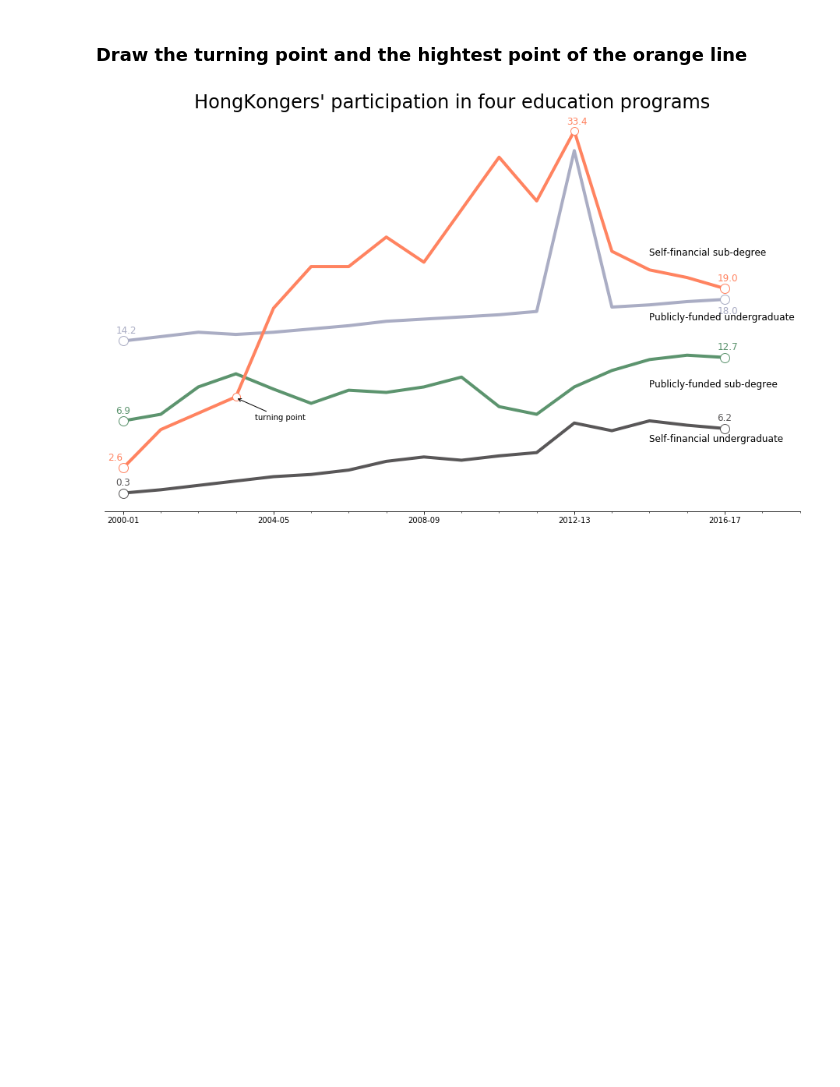
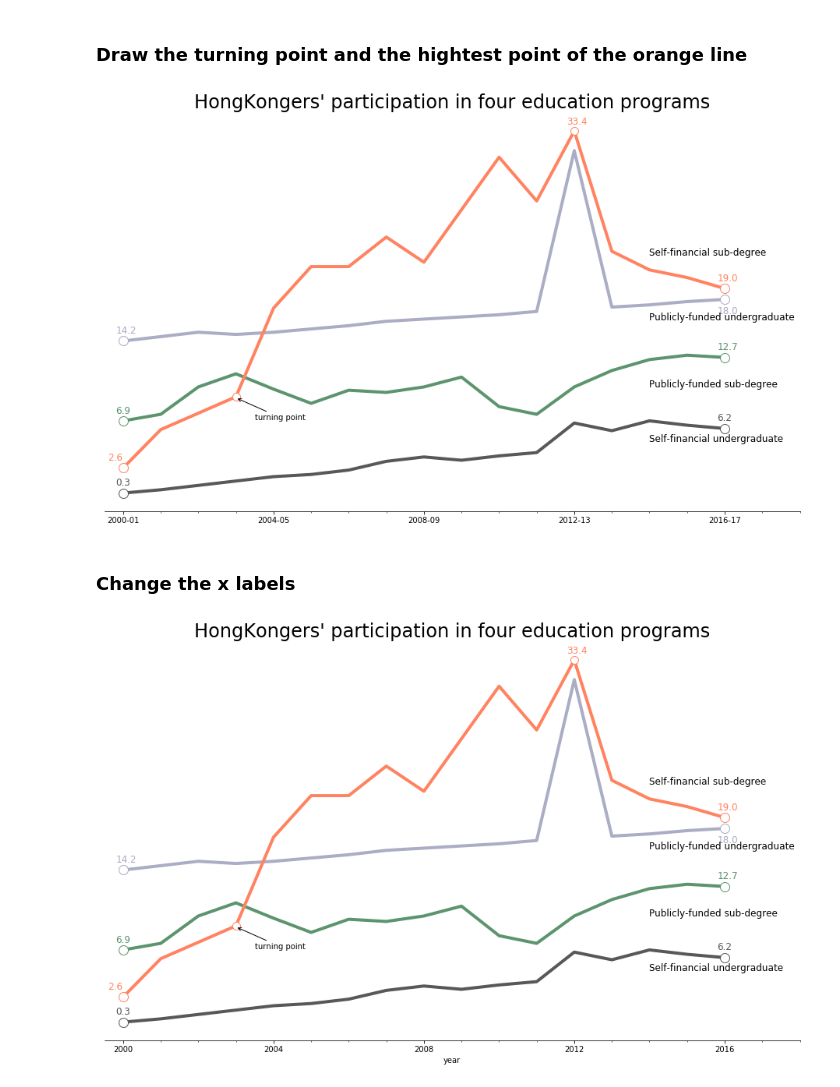
Before and after one commit to HarryZhao2000/HK_student, a Jupyter notebook: project2.ipynb, the cells around one changed output. Cells and saved outputs as stored; diff of their text form; code cells hidden in the pictures; blank space fills up the shorter version.

```diff
--- a/project2.ipynb
+++ b/project2.ipynb
@@ -563,3 +563,65 @@ plt.yticks([])
 plt.show()
 # %% [output]
 [figure]
+# %% [markdown]
+### Change the x labels
+# %%
+# Draw the lines
+fig, ax=plt.subplots(figsize=(16, 9.4))
+ax.plot(data.PFU, color='#AAADC4',linewidth=4)
+ax.plot(data.PFS, color='#5C946E',linewidth=4)
+ax.plot(data.SFS, color='#FF8360',linewidth=4)
+ax.plot(data.SFU, color='#595758',linewidth=4)
+
+# Remove the top ,right and left spines
+ax.spines['top'].set_visible(False)
+ax.spines['right'].set_visible(False)
+ax.spines['left'].set_visible(False)
+
+# Draw the start points
+ax.plot(2000,0.3,marker='o',color='#595758',markerfacecolor='w',ms=12)
+ax.text(1999.8,1,'0.3',fontdict=dict(fontsize=12,color='#595758',family='Arial Narrow'))
+ax.plot(2000,2.6,marker='o',color='#FF8360',markerfacecolor='w',ms=12)
+ax.text(1999.6,3.3,'2.6',fontdict=dict(fontsize=12,color='#FF8360',family='Arial Narrow'))
+ax.plot(2000,14.2,marker='o',color='#AAADC4',markerfacecolor='w',ms=12)
+ax.text(1999.8,14.9,'14.2',fontdict=dict(fontsize=12,color='#AAADC4',family='Arial Narrow'))
+ax.plot(2000,6.9,marker='o',color='#5C946E',markerfacecolor='w',ms=12)
+ax.text(1999.8,7.6,'6.9',fontdict=dict(fontsize=12,color='#5C946E',family='Arial Narrow'))
+
+# Draw the end points
+ax.plot(2016,6.2,marker='o',color='#595758',markerfacecolor='w',ms=12)
+ax.text(2015.8,6.9,'6.2',fontdict=dict(fontsize=12,color='#595758',family='Arial Narrow'))
+ax.plot(2016,19,marker='o',color='#FF8360',markerfacecolor='w',ms=12)
+ax.text(2015.8,19.7,'19.0',fontdict=dict(fontsize=12,color='#FF8360',family='Arial Narrow'))
+ax.plot(2016,18,marker='o',color='#AAADC4',markerfacecolor='w',ms=12)
+ax.text(2015.8,16.7,'18.0',fontdict=dict(fontsize=12,color='#AAADC4',family='Arial Narrow'))
+ax.plot(2016,12.7,marker='o',color='#5C946E',markerfacecolor='w',ms=12)
+ax.text(2015.8,13.4,'12.7',fontdict=dict(fontsize=12,color='#5C946E',family='Arial Narrow'))
+
+#draw the ledgends at the tail of each line
+ax.text(2014,22,"Self-financial sub-degree",fontdict=dict(fontsize=12,family='Arial Narrow'))
+ax.text(2014,16.1,"Publicly-funded undergraduate",fontdict=dict(fontsize=12,family='Arial Narrow'))
+ax.text(2014,10,"Publicly-funded sub-degree",fontdict=dict(fontsize=12,family='Arial Narrow'))
+ax.text(2014,5,"Self-financial undergraduate",fontdict=dict(fontsize=12,family='Arial Narrow'))
+plt.title("HongKongers' participation in four education programs",fontsize=24)
+
+#draw the turning point
+ax.plot(2003,9.1,marker="o",color='#FF8360',markerfacecolor='w',ms=10)
+ax.annotate("turning point",xy=(2003,9.0),xytext=(2003.5, 7),# xycoords="figure points",
+            arrowprops=dict(arrowstyle="->", color="black"))
+
+#draw the highest point
+ax.plot(2012,33.4,c='#FF8360',marker="o",markerfacecolor='w',ms=10)
+ax.text(2011.8,34,"33.4",fontdict=dict(fontsize=12,family='Arial Narrow',color='#FF8360'))
+
+# Set ticks and show the diagram
+my_x_ticks = np.arange(2000,2017, 4)
+plt.xticks(my_x_ticks)
+plt.xlabel("year")
+plt.xlim((1999.5,2018))
+xminorLocator = MultipleLocator(1)
+ax.xaxis.set_minor_locator(xminorLocator)
+plt.yticks([])
+plt.show()
+# %% [output]
+[figure, added]
```
